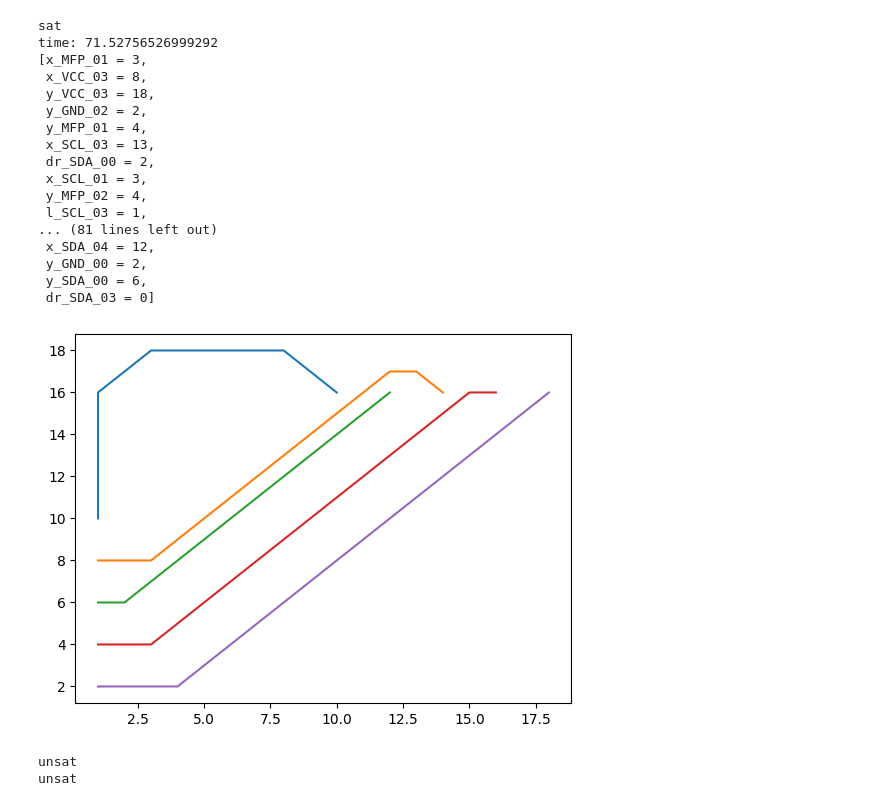
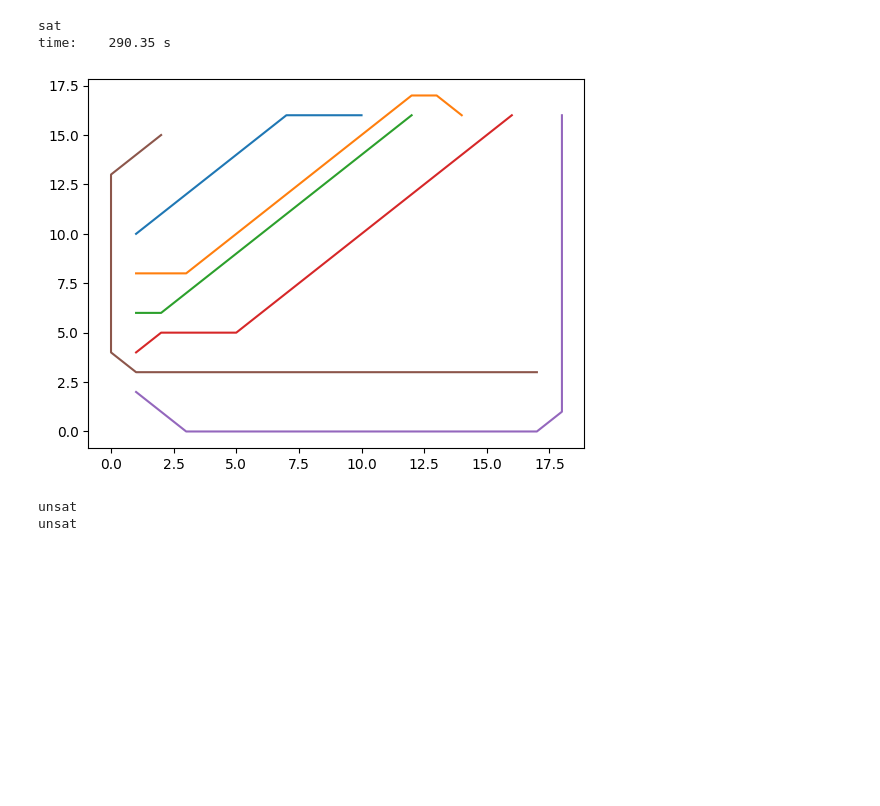
Before and after one commit to TheTesla/z3route, a Jupyter notebook: routehvd.ipynb, the cells around one changed output. Drawn from its saved outputs; the diff is of its cells as text; code cells hidden in the pictures; blank space fills up the shorter version.

Commit message:
6 traces, fast

```diff
--- a/routehvd.ipynb
+++ b/routehvd.ipynb
@@ -116,60 +116,41 @@ traces = [declare_trace("VCC", 5),
           declare_trace("SDA", 5),
           declare_trace("MFP", 5),
           declare_trace("GND", 5),
+          declare_trace("RST", 5),
          ]
 
 
 segment_constraints = create_all_segment_constraints(traces)
 bend_constraints = create_all_bend_constraints(traces)
 collision_constraints = create_all_collision_constraints(traces)
 
 endpoint_constraints = [constraint_trace_endpoints(traces[0], [1, 10], [10, 16]),
                         constraint_trace_endpoints(traces[1], [1, 8], [14, 16]),
                         constraint_trace_endpoints(traces[2], [1, 6], [12, 16]),
                         constraint_trace_endpoints(traces[3], [1, 4], [16, 16]),
                         constraint_trace_endpoints(traces[4], [1, 2], [18, 16]),
+                        constraint_trace_endpoints(traces[5], [2, 15], [17, 3]),
                        ]
 
 coord_limit_constraints = constraint_coord_limit(traces, 0, 0, 22, 25)
 
 s = z3.Solver()
 s.add(*bend_constraints,*segment_constraints,*endpoint_constraints, *collision_constraints, coord_limit_constraints)
 
 t0 = time.perf_counter()
 print(s.check())
-print(f"time: {time.perf_counter()-t0}")
+print(f"time: {time.perf_counter()-t0:9.2f} s")
 
 m = s.model()
-print(m)
+#print(m)
 
 traces_plot = [z3extract(m, [segment[d] for segment in trace]) for trace in traces for d in [0,1]]
-
-
-from matplotlib import pyplot as plt
-
-#plt.plot(xapv, yapv, xbpv, ybpv)
 plt.plot(*traces_plot)
-
 plt.show()
 # %% [output]
 sat
-time: 71.52756526999292
-[x_MFP_01 = 3,
- x_VCC_03 = 8,
- y_VCC_03 = 18,
- y_GND_02 = 2,
- y_MFP_01 = 4,
- x_SCL_03 = 13,
- dr_SDA_00 = 2,
- x_SCL_01 = 3,
- y_MFP_02 = 4,
- l_SCL_03 = 1,
-... (81 lines left out)
- x_SDA_04 = 12,
- y_GND_00 = 2,
- y_SDA_00 = 6,
- dr_SDA_03 = 0]
+time:    290.35 s
-[figure, old version]
+[figure, new version]
 # %%
 # tests
 
```
